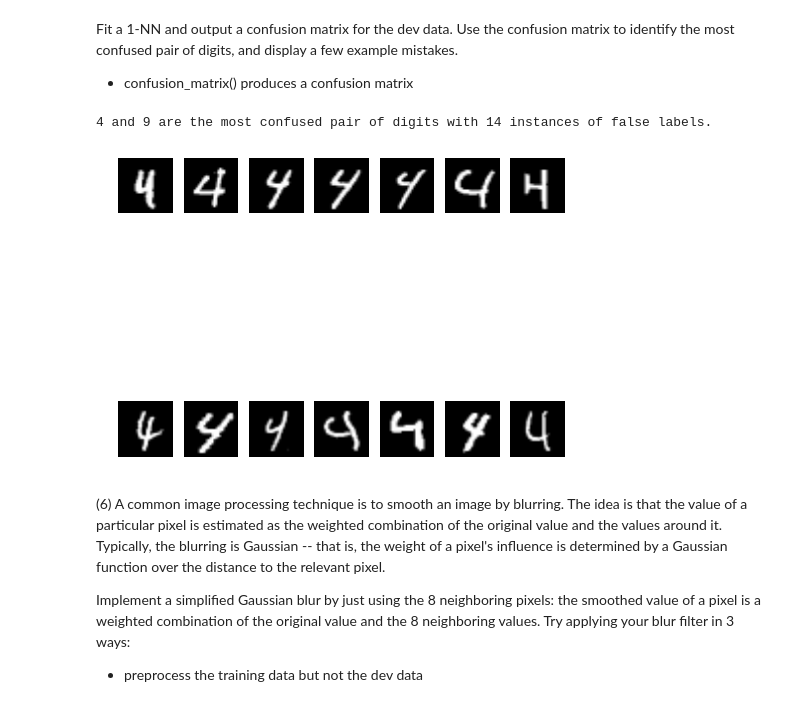
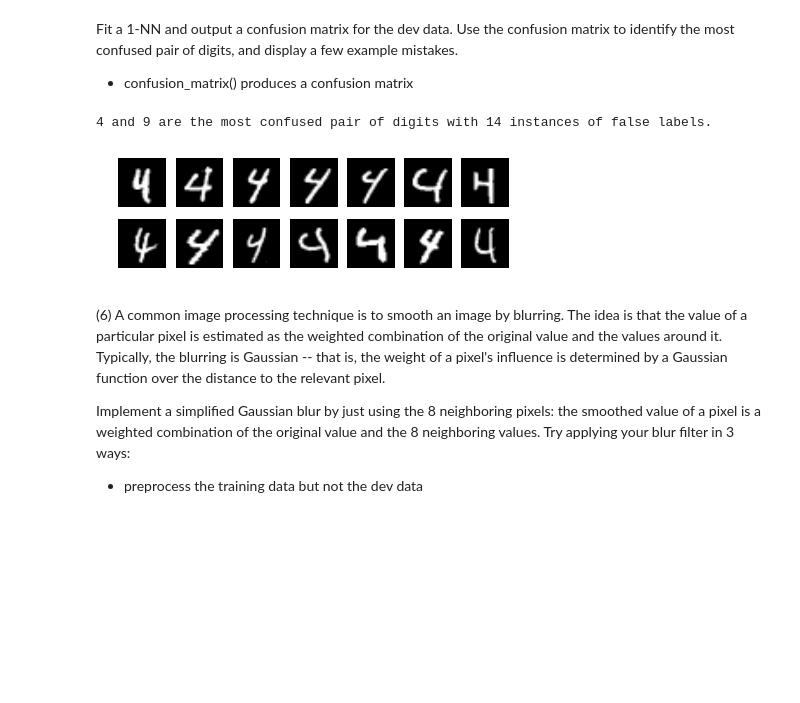
Before and after one commit to takoloco/w207, a Jupyter notebook: p1/tako_hisada_p1.ipynb, the cells around one changed output. Saved outputs shown, nothing was run; the diff lists cells and outputs as text; code cells hidden in the pictures; blank space fills up the shorter version.

```diff
--- a/p1/tako_hisada_p1.ipynb
+++ b/p1/tako_hisada_p1.ipynb
@@ -256,57 +248,63 @@ Fit a 1-NN and output a confusion matrix for the dev data. Use the confusion mat
 
 - confusion_matrix() produces a confusion matrix
 # %%
-#def P5():
+def P5():
 
 ### STUDENT START ###
+    # Inner function fox finding the max value
+    def get_max(cm):
+        max_value = 0
+        max_i = 0
+        max_j = 0
+        for i in range(0, 10):
+            for j in range(0,10):
+                # If i == j then skip as it is true positive
+                if i == j:
+                    continue
 
-k = 1
-neigh = KNeighborsClassifier(n_neighbors=k)
-neigh.fit(mini_train_data, mini_train_labels)
-preds = neigh.predict(dev_data)
+                if cm[i][j] > max_value:
+                    max_value = cm[i][j]
+                    max_i = i
+                    max_j = j
 
-cm = confusion_matrix(dev_labels, preds)
+        return max_value, max_i, max_j
 
-# Function fox finding the max value
-def get_max(cm):
-    max_value = 0
-    max_i = 0
-    max_j = 0
-    for i in range(0, 10):
-        for j in range(0,10):
-            # If i == j then skip as it is true positive
-            if i == j:
-                continue
+    # Main routine starts here
 
-            if cm[i][j] > max_value:
-                max_value = cm[i][j]
-                max_i = i
-                max_j = j
+    # Run KNeighborsClassifier with k=1
+    k = 1
+    neigh = KNeighborsClassifier(n_neighbors=k)
+    neigh.fit(mini_train_data, mini_train_labels)
+    preds = neigh.predict(dev_data)
 
-    return max_value, max_i, max_j
+    # Create a confusion matrix from generated predictions
+    cm = confusion_matrix(dev_labels, preds)
 
-(max_value, max_i, max_j) = get_max(cm)
-print '{} and {} are the most confused pair of digits with {} instances of false labels.'.format(
-    max_i, max_j, max_value)
+    (max_value, max_i, max_j) = get_max(cm)
+    print '{} and {} are the most confused pair of digits with {} instances of false labels.'.format(
+        max_i, max_j, max_value)
 
-fig = plt.figure(figsize=(8,8))
+    # Initialize plt
+    fig = plt.figure(figsize=(7,2))
 
-count = 0
+    # Initialize count
+    count = 0
 
-for i in range(0, len(preds)):
-    if preds[i] == 9 and dev_labels[i] == 4:
-        arr = np.array(dev_data[i]).reshape(28,28)
-        ax = fig.add_subplot(2, 7, count, aspect='equal')
-        ax.set_axis_off()
-        ax.imshow(arr, cmap='gray')
-        count = count +1
+    # Plot the figures
+    for i in range(0, len(preds)):
+        if preds[i] == 9 and dev_labels[i] == 4:
+            arr = np.array(dev_data[i]).reshape(28,28)
+            ax = fig.add_subplot(2, 7, count, aspect='equal')
+            ax.set_axis_off()
+            ax.imshow(arr, cmap='gray')
+            count = count +1
 
 ### STUDENT END ###
 
-#P5()
+P5()
 # %% [output]
 4 and 9 are the most confused pair of digits with 14 instances of false labels.
-[figure, old version]
+[figure, new version]
 # %% [markdown]
 (6) A common image processing technique is to smooth an image by blurring. The idea is that the value of a particular pixel is estimated as the weighted combination of the original value and the values around it. Typically, the blurring is Gaussian -- that is, the weight of a pixel's influence is determined by a Gaussian function over the distance to the relevant pixel.
 
```
Also changed, not shown: parts of 17 cells of this notebook.
